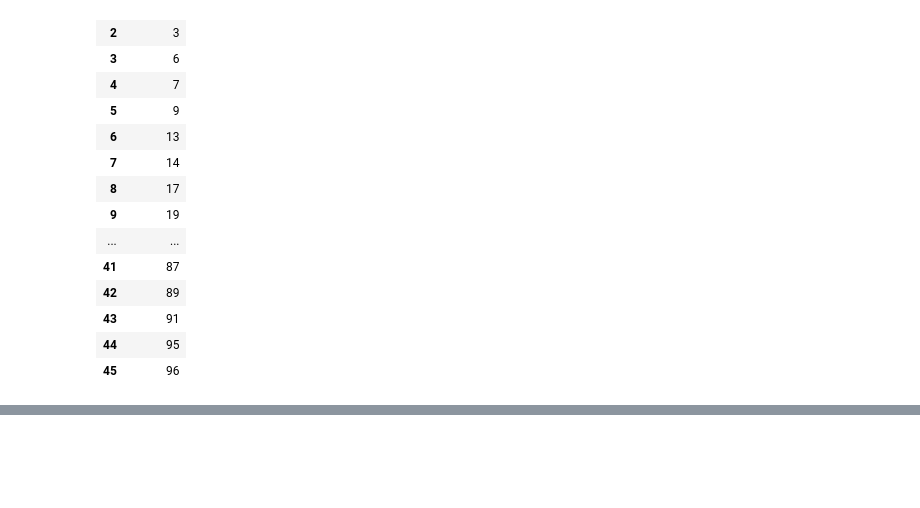
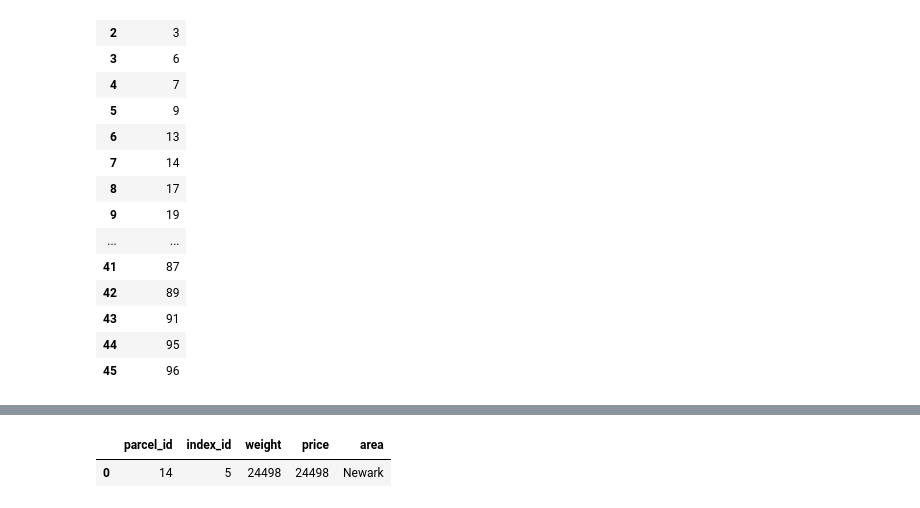
Before and after one commit to BernartGuddiny/postal_parcels, a Jupyter notebook: project_percels.ipynb, the cells around one changed output, grey strips where cells are left out. Cells and saved outputs as stored; diff of their text form; code cells hidden in the pictures; blank space fills up the shorter version.

```diff
--- a/project_percels.ipynb
+++ b/project_percels.ipynb
@@ -303,0 +336,18 @@ select(sql)
+# %%
+# Checking on some 'index_id' postcode where the parcel was accepted
+sql = ''' select par.parcel_id
+            , par.index_id
+            , par.weight
+            , par.price
+            , ind.area
+          from parcel_aggr as par
+          left join index_data as ind
+            using(index_id)
+          where par.index_id = 5
+          order by par.weight desc
+          limit 1 '''
+
+select(sql)
+# %% [output]
+|  | parcel_id | index_id | weight | price | area |
+| 0 | 14 | 5 | 24498 | 24498 | Newark |
```
Also changed, not shown: parts of 3 cells of this notebook, 1 other file.
